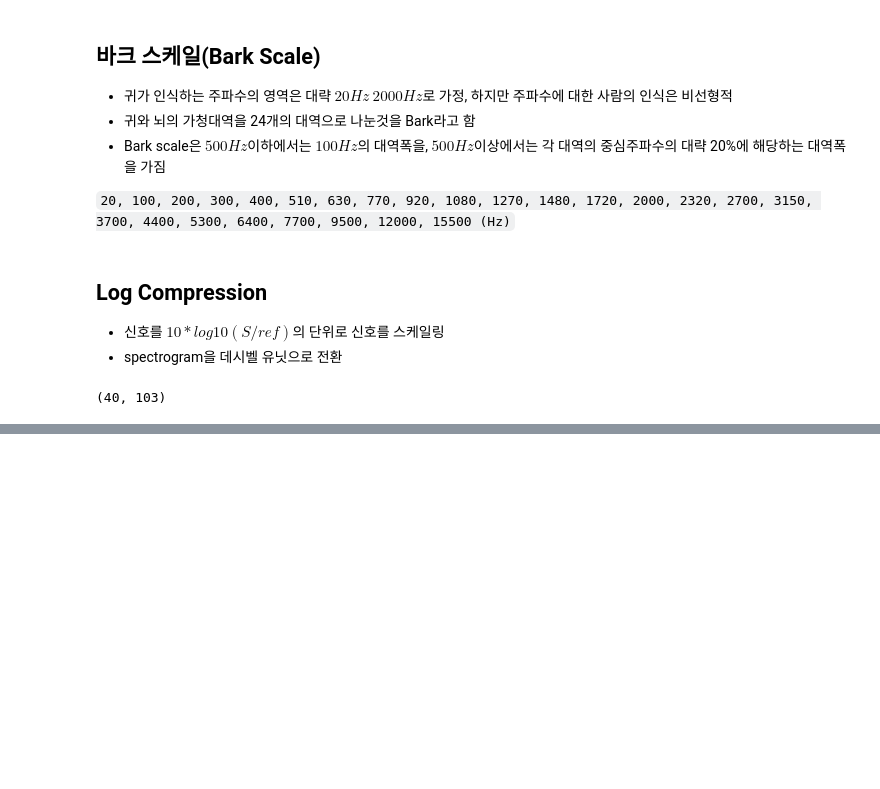
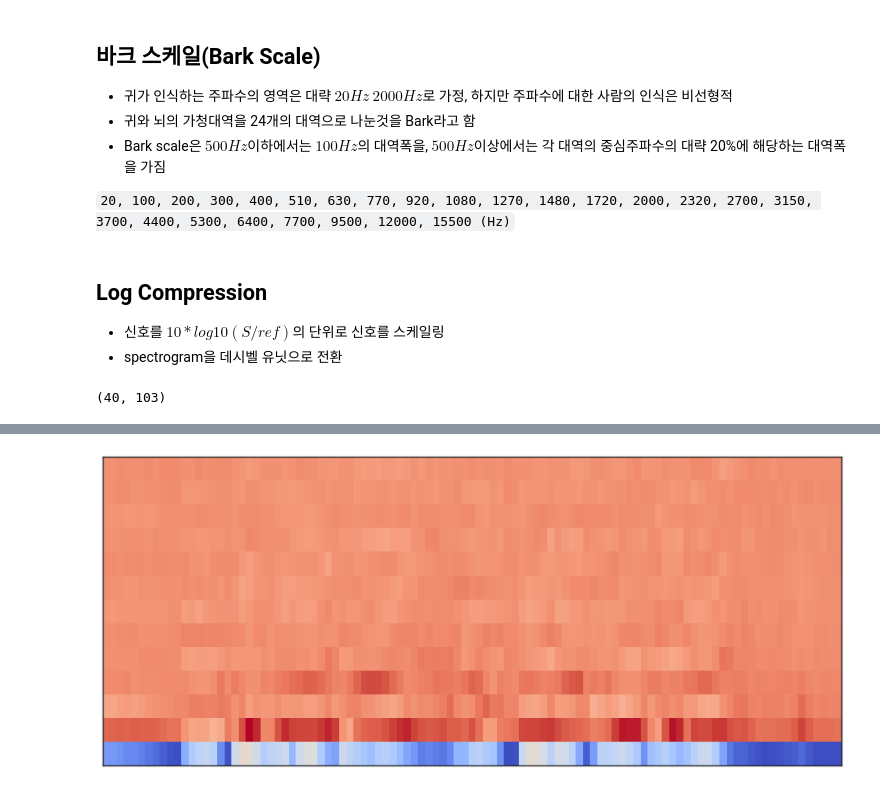
Before and after one commit to EGEG1212/TIL, a Jupyter notebook: 1_오디오처리Audio_Processing.ipynb, the cells around one changed output, grey strips where cells are left out. Saved outputs shown, nothing was run; the diff lists cells and outputs as text; code cells hidden in the pictures; blank space fills up the shorter version.

```diff
--- a/1_오디오처리Audio_Processing.ipynb
+++ b/1_오디오처리Audio_Processing.ipynb
@@ -409,0 +404,7 @@ https://www.youtube.com/watch?v=oltGIc4uo5c&list=PL7ZVZgsnLwEGskuPmm2-pYsNKY8Ihs
+# %%
+mfcc = librosa.feature.mfcc(S=log_mel_S, n_mfcc=13)
+mfcc = mfcc.astype(np.float32)
+plt.figure(figsize=(14,6))
+librosa.display.specshow(mfcc);
+# %% [output]
+[figure, added]
```
Also changed, not shown: parts of 9 cells of this notebook.
